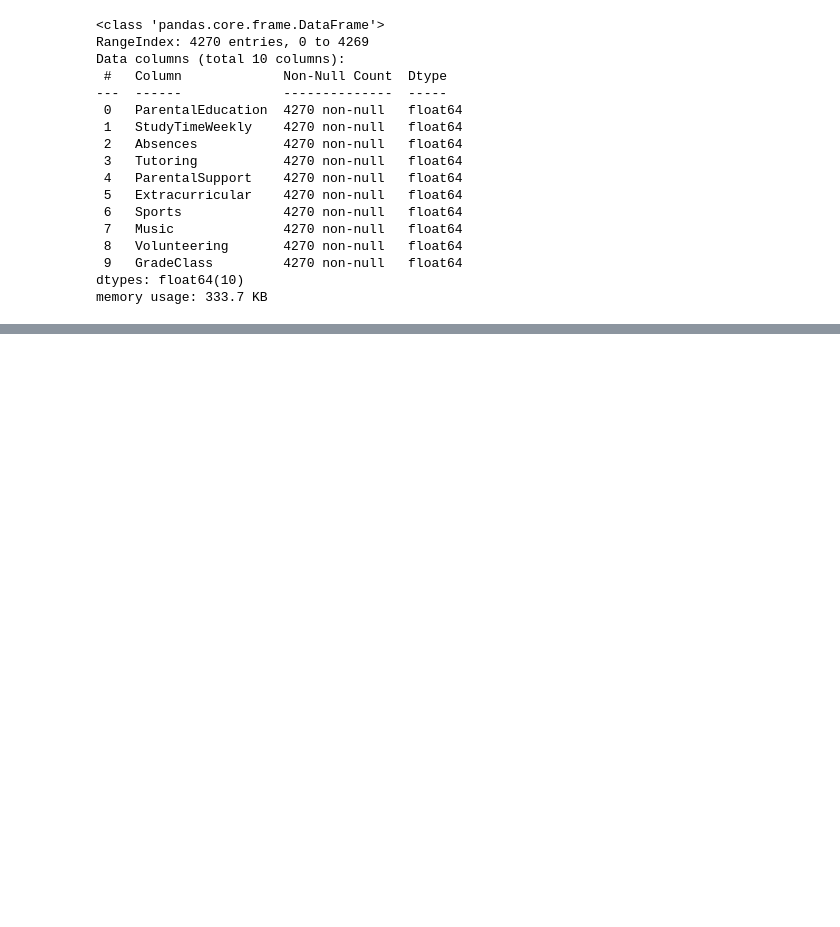
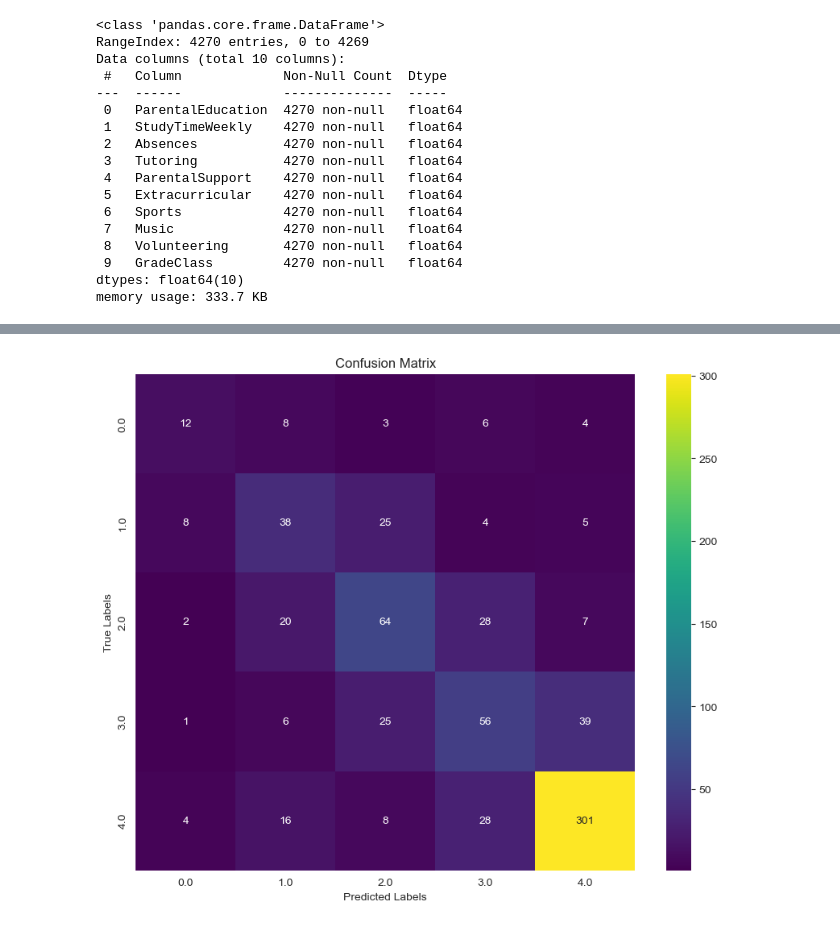
Before and after one commit to hoangcanthi/INM-701-coursework-group-Viet-Hoang-Pham---Jakub-Wochniak, a Jupyter notebook: Main.ipynb, the cells around one changed output, grey strips where cells are left out. Saved outputs shown, nothing was run; the diff lists cells and outputs as text; code cells hidden in the pictures; blank space fills up the shorter version.

Commit message:
fitting the model and experimenting different values for params for evaluation

```diff
--- a/Main.ipynb
+++ b/Main.ipynb
@@ -183,21 +174,21 @@ Data columns (total 10 columns):
 dtypes: float64(10)
 memory usage: 333.7 KB
 # %%
-from sklearn.model_selection import GridSearchCV
-
 param_grid = {
     'C' : [0.1, 1, 10, 100],
-    'kernel': ['linear', 'poly', 'rbf', 'sigmoid'],
+    'kernel': ['linear', 'rbf', 'sigmoid'],
     'gamma': ['scale', 'auto'],
     'class_weight': [None, 'balanced']
 }
 # %%
 svc = SVC(random_state=42)
 
-grid_search = GridSearchCV(svc, param_grid, cv=2, scoring='accuracy', n_jobs=-1, verbose=1)
-#grid_search.fit(X_train, y_train)
-grid_search.fit(X_resampled, y_resampled)
-
+grid_search = GridSearchCV(svc, param_grid, cv=5, scoring='accuracy', n_jobs=-1, verbose=1)
+grid_search.fit(X_train, y_train)
 print("Best Parameters:", grid_search.best_params_)
 print("Best Cross-Validated Accuracy Score:", grid_search.best_score_)
+
+grid_search.fit(X_resampled_train, y_resampled_train)
+print("Best Parameters:", grid_search.best_params_)
+print("Best Cross-Validated Accuracy Score:", grid_search.best_score_)
 # %% [output]
@@ -205,0 +201,8 @@ KeyboardInterrupt:
+# %%
+svm_original = SVC(C=100,kernel='rbf',gamma='auto',class_weight=None, random_state=42)
+svm_original.fit(X_train, y_train)
+y_pred_original = svm_original.predict(X_test)
+
+print("Performance on Original Data:")
+print("Accuracy:", accuracy_score(y_test, y_pred_original))
+print("Classification Report:\n", classification_report(y_test, y_pred_original))
@@ -205,0 +268,11 @@ KeyboardInterrupt:
+# %%
+cm = confusion_matrix(y_test, y_pred_original)
+
+plt.figure(figsize=(10, 8))
+sns.heatmap(cm,annot=True,fmt="d",cmap="viridis", cbar=True,xticklabels=svm_original.classes_,yticklabels=svm_original.classes_,  )
+plt.title("Confusion Matrix")
+plt.xlabel("Predicted Labels")
+plt.ylabel("True Labels")
+plt.show()
+# %% [output]
+[figure, added]
```
Also changed, not shown: parts of 9 cells of this notebook.
